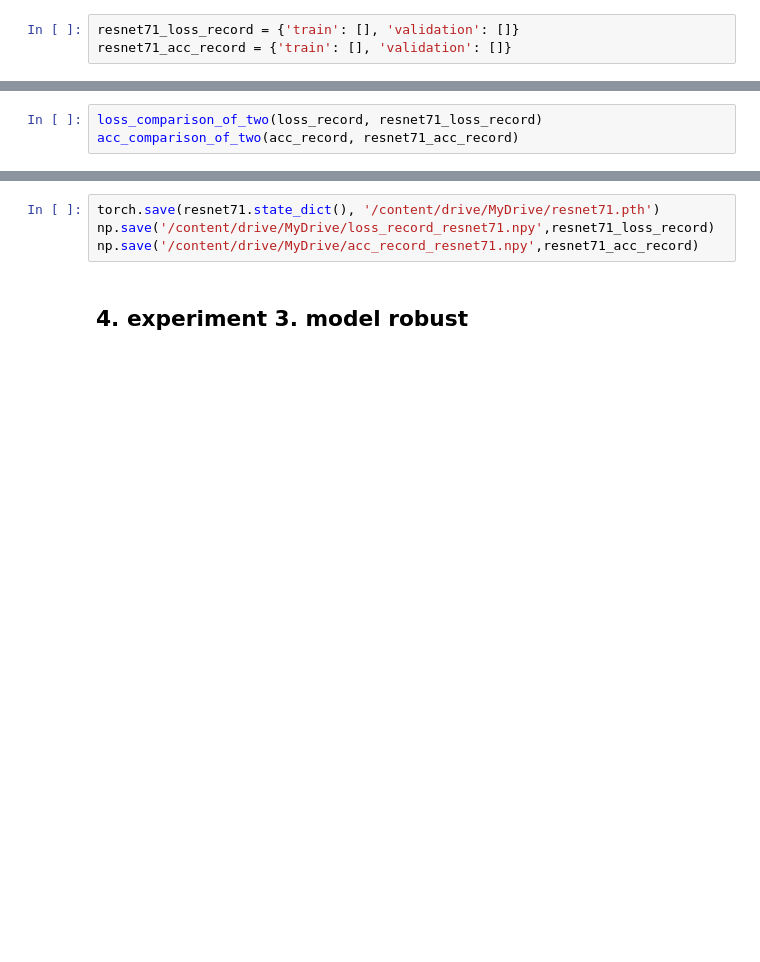
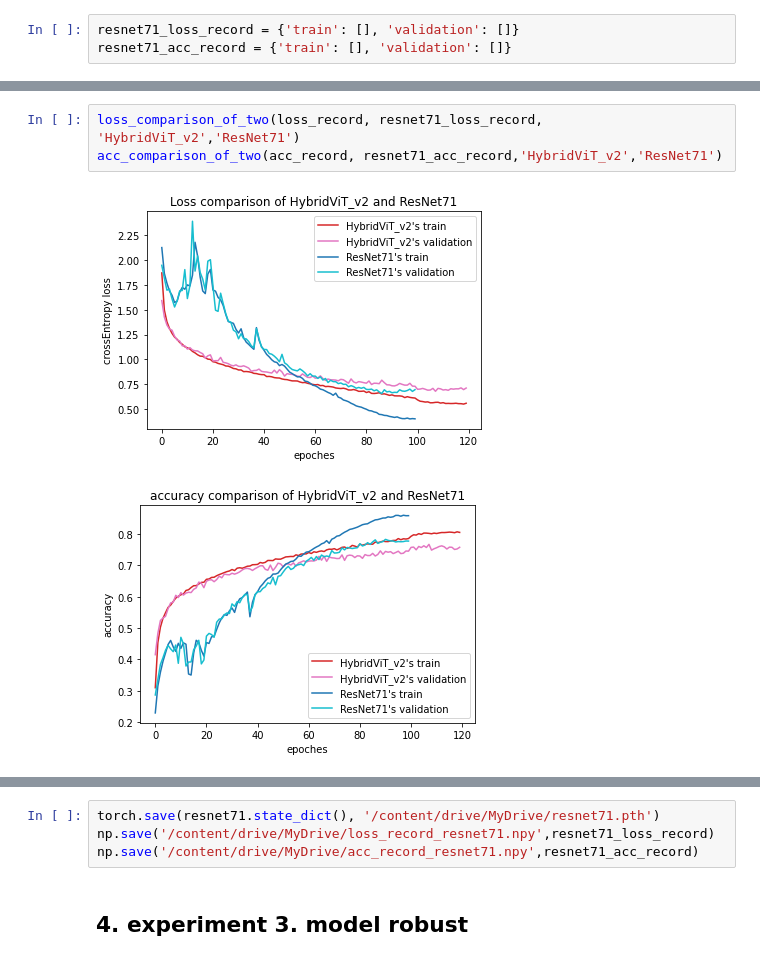
Before and after one commit to milanmarks/cv_final, a Jupyter notebook: cv_final.ipynb, the cells around one changed output, grey strips where cells are left out. Cells and saved outputs as stored; diff of their text form; blank space fills up the shorter version.

```diff
--- a/cv_final.ipynb
+++ b/cv_final.ipynb
@@ -1052,6 +1145,9 @@ test(resnet71, 'ResNet71',test_loader)
 # %%
-loss_comparison_of_two(loss_record, resnet71_loss_record)
-acc_comparison_of_two(acc_record, resnet71_acc_record)
+loss_comparison_of_two(loss_record, resnet71_loss_record, 'HybridViT_v2','ResNet71')
+acc_comparison_of_two(acc_record, resnet71_acc_record,'HybridViT_v2','ResNet71')
+# %% [output]
+[figure, added]
+[figure, added]
 # %%
 def loss_comparison_of_three(record1, record2, record3, model_name_1, model_name_2, model_name_3):
     total_steps = len(record1['train'])
```
Also changed, not shown: parts of 26 cells of this notebook.
